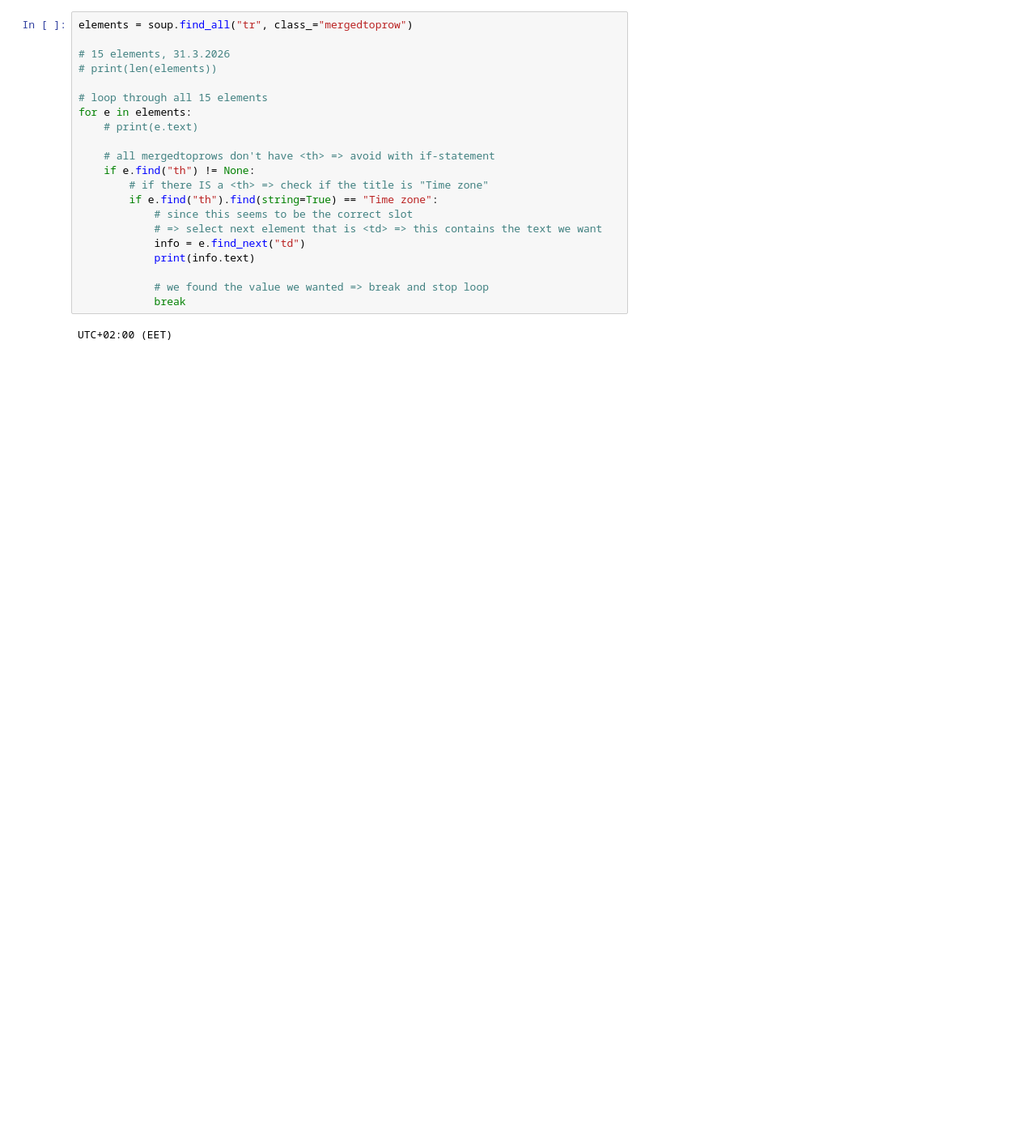
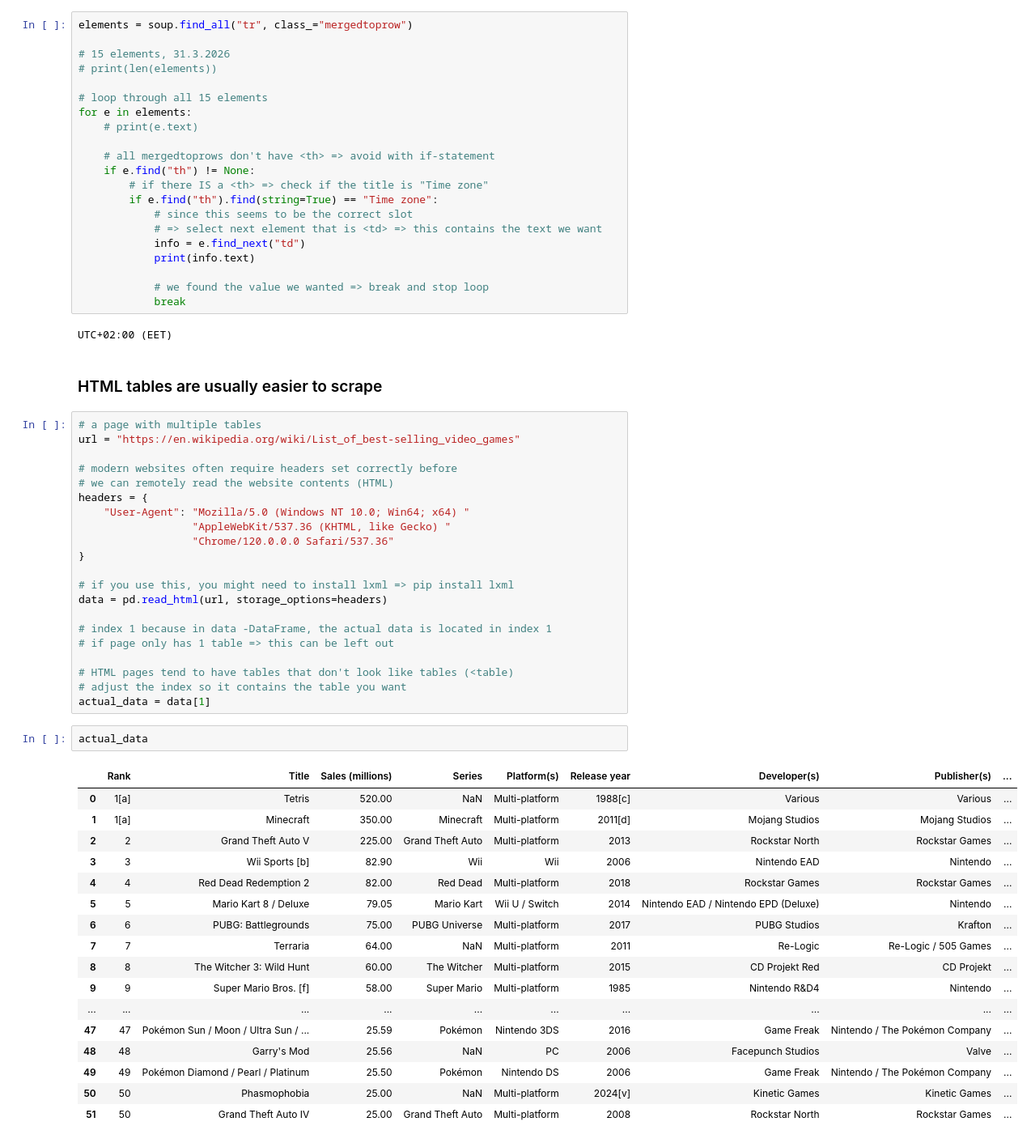
Before and after one commit to tuomasvaltanenLUAS/DataAnalytics2026, a Jupyter notebook: lecture10_data_management_and_formats/webscraping_examples.ipynb, the cells around one changed output. Shown at 81% size. Drawn from its saved outputs; the diff is of its cells as text; blank space fills up the shorter version.

```diff
--- a/lecture10_data_management_and_formats/webscraping_examples.ipynb
+++ b/lecture10_data_management_and_formats/webscraping_examples.ipynb
@@ -103,3 +103,46 @@ for e in elements:
             break
 # %% [output]
 UTC+02:00 (EET)
+# %% [markdown]
+### HTML tables are usually easier to scrape
+# %%
+# a page with multiple tables
+url = "https://en.wikipedia.org/wiki/List_of_best-selling_video_games"
+
+# modern websites often require headers set correctly before
+# we can remotely read the website contents (HTML)
+headers = {
+    "User-Agent": "Mozilla/5.0 (Windows NT 10.0; Win64; x64) "
+                  "AppleWebKit/537.36 (KHTML, like Gecko) "
+                  "Chrome/120.0.0.0 Safari/537.36"
+}
+
+# if you use this, you might need to install lxml => pip install lxml
+data = pd.read_html(url, storage_options=headers)
+
+# index 1 because in data -DataFrame, the actual data is located in index 1
+# if page only has 1 table => this can be left out
+
+# HTML pages tend to have tables that don't look like tables (<table)
+# adjust the index so it contains the table you want
+actual_data = data[1]
+# %%
+actual_data
+# %% [output]
+|  | Rank | Title | Sales (millions) | Series | Platform(s) | Release year | Developer(s) | Publisher(s) | ... |
+| 0 | 1[a] | Tetris | 520.00 | NaN | Multi-platform | 1988[c] | Various | Various | ... |
+| 1 | 1[a] | Minecraft | 350.00 | Minecraft | Multi-platform | 2011[d] | Mojang Studios | Mojang Studios | ... |
+| 2 | 2 | Grand Theft Auto V | 225.00 | Grand Theft Auto | Multi-platform | 2013 | Rockstar North | Rockstar Games | ... |
+| 3 | 3 | Wii Sports [b] | 82.90 | Wii | Wii | 2006 | Nintendo EAD | Nintendo | ... |
+| 4 | 4 | Red Dead Redemption 2 | 82.00 | Red Dead | Multi-platform | 2018 | Rockstar Games | Rockstar Games | ... |
+| 5 | 5 | Mario Kart 8 / Deluxe | 79.05 | Mario Kart | Wii U / Switch | 2014 | Nintendo EAD / Nintendo EPD (Deluxe) | Nintendo | ... |
+| 6 | 6 | PUBG: Battlegrounds | 75.00 | PUBG Universe | Multi-platform | 2017 | PUBG Studios | Krafton | ... |
+| 7 | 7 | Terraria | 64.00 | NaN | Multi-platform | 2011 | Re-Logic | Re-Logic / 505 Games | ... |
+| 8 | 8 | The Witcher 3: Wild Hunt | 60.00 | The Witcher | Multi-platform | 2015 | CD Projekt Red | CD Projekt | ... |
+| 9 | 9 | Super Mario Bros. [f] | 58.00 | Super Mario | Multi-platform | 1985 | Nintendo R&D4 | Nintendo | ... |
+| ... | ... | ... | ... | ... | ... | ... | ... | ... | ... |
+| 47 | 47 | Pokémon Sun / Moon / Ultra Sun / ... | 25.59 | Pokémon | Nintendo 3DS | 2016 | Game Freak | Nintendo / The Pokémon Company | ... |
+| 48 | 48 | Garry's Mod | 25.56 | NaN | PC | 2006 | Facepunch Studios | Valve | ... |
+| 49 | 49 | Pokémon Diamond / Pearl / Platinum | 25.50 | Pokémon | Nintendo DS | 2006 | Game Freak | Nintendo / The Pokémon Company | ... |
+| 50 | 50 | Phasmophobia | 25.00 | NaN | Multi-platform | 2024[v] | Kinetic Games | Kinetic Games | ... |
+| 51 | 50 | Grand Theft Auto IV | 25.00 | Grand Theft Auto | Multi-platform | 2008 | Rockstar North | Rockstar Games | ... |
```
